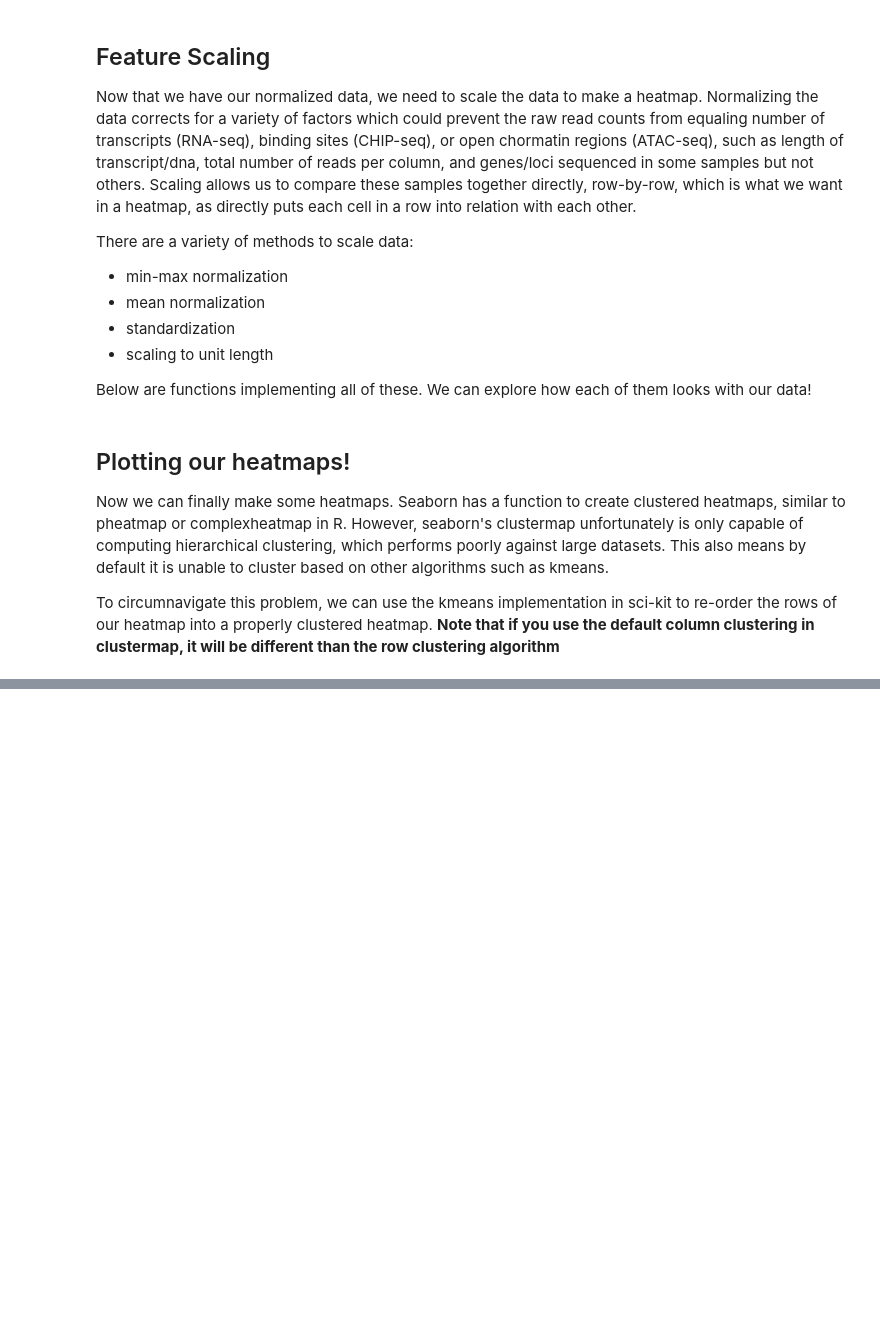
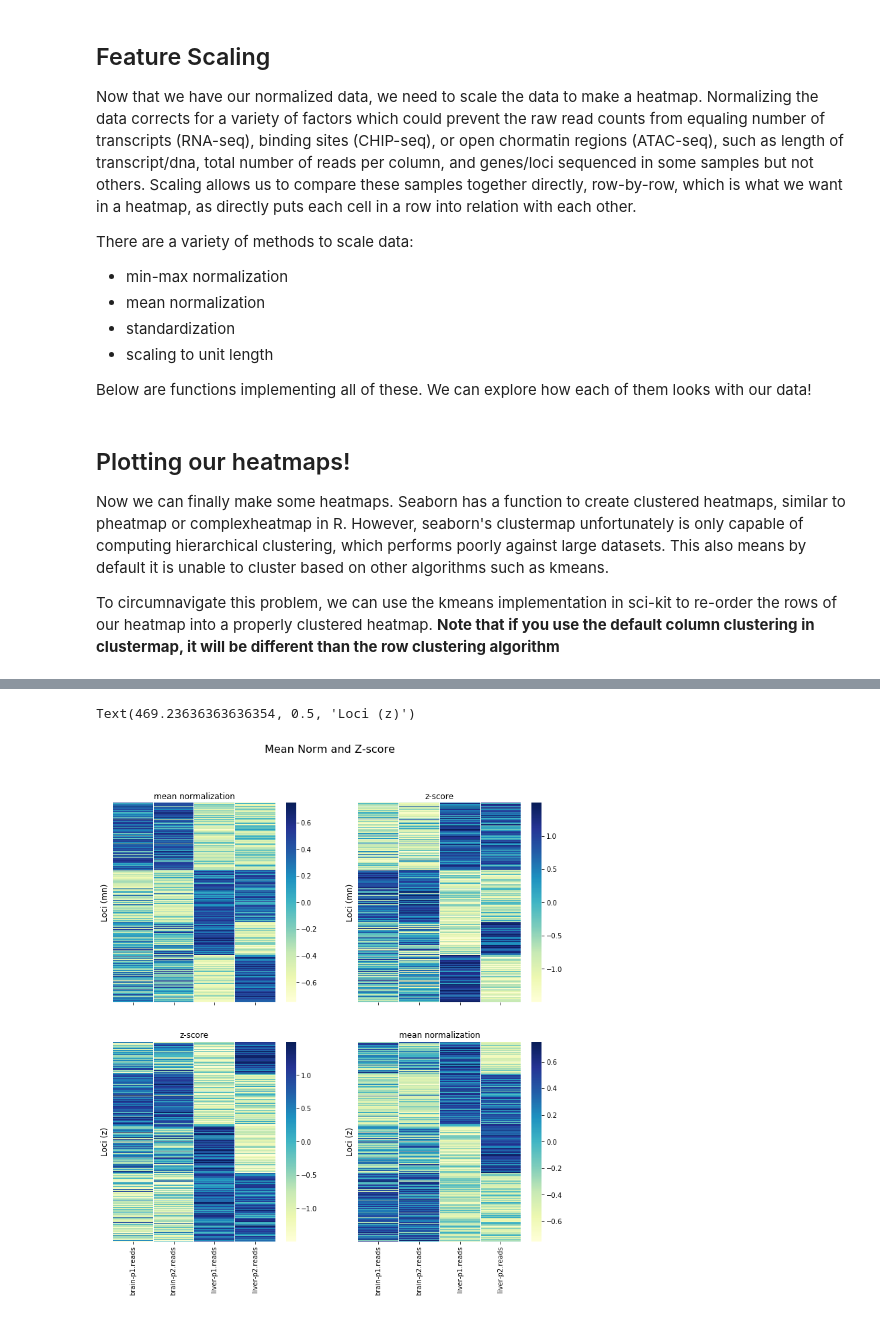
Before and after one commit to rmandla/atacseq-heatmaps, a Jupyter notebook: tutorial.ipynb, the cells around one changed output, grey strips where cells are left out. Drawn from its saved outputs; the diff is of its cells as text; code cells hidden in the pictures; blank space fills up the shorter version.

```diff
--- a/tutorial.ipynb
+++ b/tutorial.ipynb
@@ -318,0 +357,18 @@ sns.clustermap(tmmclust,row_cluster=False,cmap='YlGnBu',yticklabels=False)
+# %%
+f, axes = plt.subplots(2, 2,figsize=(12,12),sharex=True)
+f.suptitle("Mean Norm and Z-score", fontsize=16)
+sns.heatmap(tmmclust_mn,cmap="YlGnBu",ax=axes[0,0],yticklabels=False)
+axes[0,0].set_title("mean normalization")
+sns.heatmap(tmmclust.reindex(tmmclust_mn.index),cmap="YlGnBu",ax=axes[0,1],yticklabels=False)
+axes[0,1].set_title("z-score")
+axes[0,0].set_ylabel('Loci (mn)', rotation=90, size='large')
+axes[0,1].set_ylabel('Loci (mn)', rotation=90, size='large')
+sns.heatmap(tmmclust,cmap="YlGnBu",ax=axes[1,0],yticklabels=False)
+axes[1,0].set_title("z-score")
+sns.heatmap(tmmclust_mn.reindex(tmmclust.index),cmap="YlGnBu",ax=axes[1,1],yticklabels=False)
+axes[1,1].set_title("mean normalization")
+axes[1,0].set_ylabel('Loci (z)', rotation=90, size='large')
+axes[1,1].set_ylabel('Loci (z)', rotation=90, size='large')
+# %% [output]
+Text(469.23636363636354, 0.5, 'Loci (z)')
+[figure, added]
```
Also changed, not shown: parts of 22 cells of this notebook, 1 other file.
